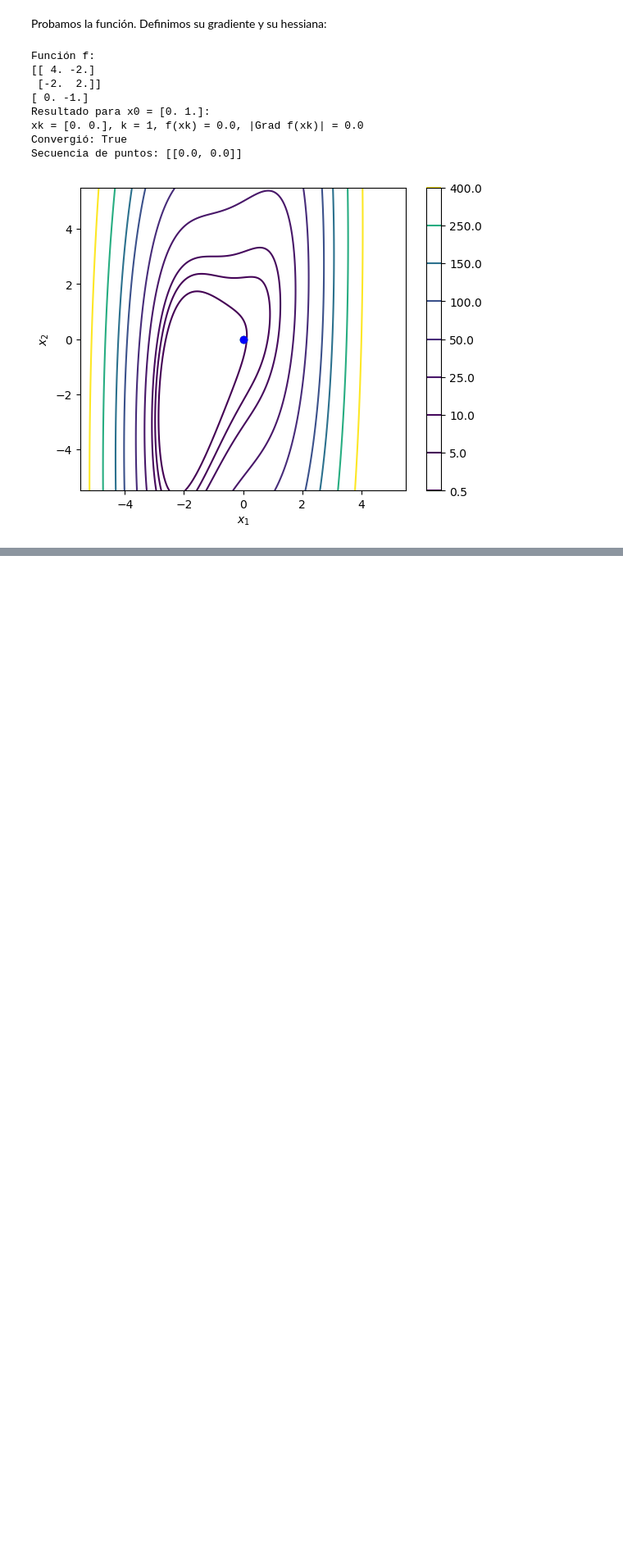
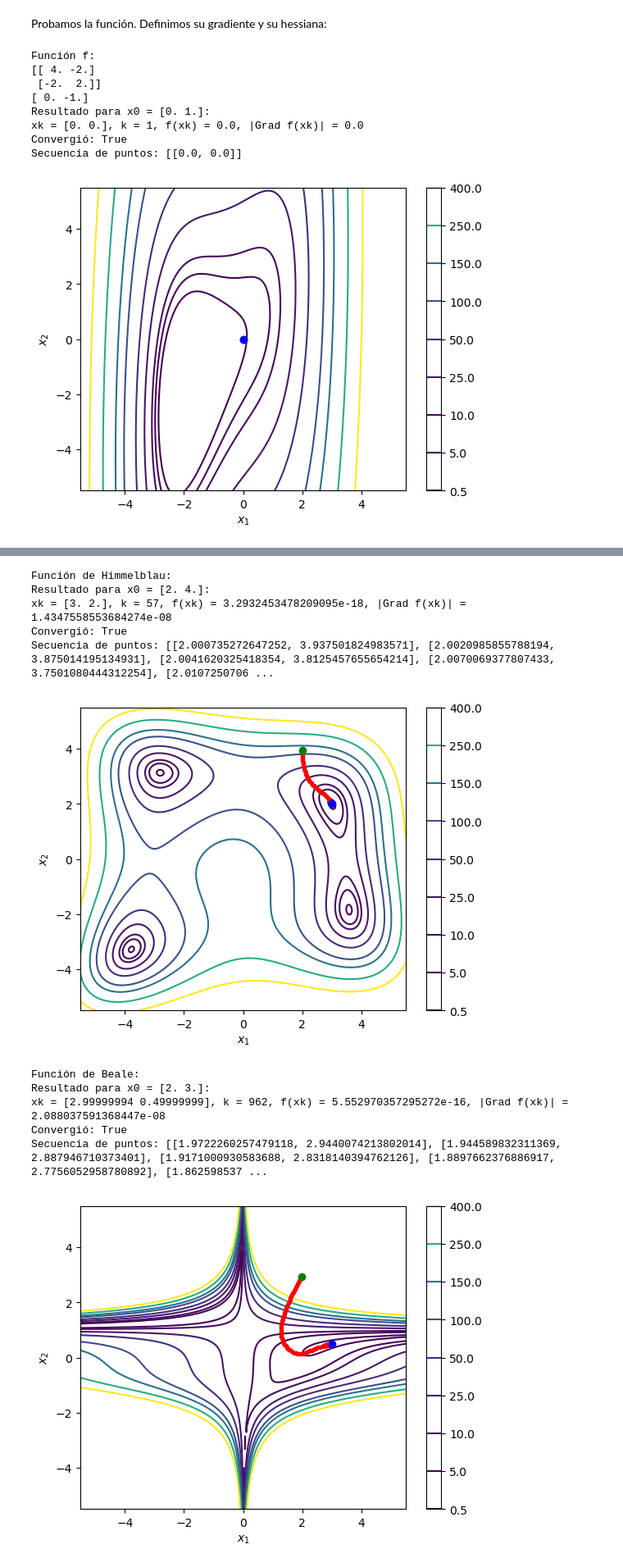
Before and after one commit to GuillermoSego/Optimization, a Jupyter notebook: Tarea 5/Segura_Guillermo_Tarea5.ipynb, the cells around one changed output, grey strips where cells are left out. Shown: that part at 82% size. Cells and saved outputs as stored; diff of their text form; code cells hidden in the pictures; blank space fills up the shorter version.

```diff
--- a/Tarea 5/Segura_Guillermo_Tarea5.ipynb
+++ b/Tarea 5/Segura_Guillermo_Tarea5.ipynb
@@ -460,0 +823,78 @@ En cada caso imprima los resultados:
+# %%
+# Puntos iniciales para la función de Himmelblau
+puntos_iniciales_himmelblau = [np.array([2.0, 4.0])]
+
+# Puntos iniciales para la función de Beale
+puntos_iniciales_beale = [np.array([2.0, 3.0])]
+
+# Puntos iniciales para la función de Rosenbrock
+puntos_iniciales_rosenbrock = [
+    np.array([-1.2, 1.0]),
+    np.array([-1.2 if i % 2 == 0 else 1.0 for i in range(10)]), # Usamos una list comprenhension
+    np.array([-1.2 if i % 2 == 0 else 1.0 for i in range(20)])
+]
+
+# Puntos iniciales para la función de Hartmann
+puntos_iniciales_hartmann = [np.zeros(6)]
+
+# Epsilon de la máquina
+epsilon_m = np.finfo(float).eps
+
+n = 2  # Dimensión del problema
+
+# Configuración de tolerancia
+tau = np.sqrt(n * epsilon_m)
+tau_hartman = np.sqrt(n)* epsilon_m**(1/3)
+
+# Número máximo de iteraciones
+NMax = 50000
+
+# Parametros de la funcion
+deltaMin = 1*10**(-5)
+eta = 0.25
+deltaMax = 0.25
+
+# Función para probar el algoritmo de newton con diferentes funciones
+def probar_newton(func, grad_func, hess_func, puntos_iniciales, name):
+    for x0 in puntos_iniciales:
+        if not name:
+            xk, k, convergio, gradiente, secuencia = ConfidenceRegion_Cauchy(func, grad_func, hess_func, x0, tau, NMax, deltaMax, deltaMin, eta)
+        else:
+            xk, k, convergio, gradiente, secuencia = ConfidenceRegion_Cauchy(func, grad_func, hess_func, x0, tau_hartman, NMax, deltaMax, deltaMin, eta)
+        valor_final = func(xk)
+        print(f"Resultado para x0 = {x0}:")
+        print(f"xk = {xk}, k = {k}, f(xk) = {valor_final}, |Grad f(xk)| = {np.linalg.norm(gradiente)}")
+        print(f"Convergió: {convergio}")
+        if len(x0) == 2 and secuencia:
+            print(f"Secuencia de puntos: {secuencia[:10]}")
+            contornosFnc2D(func, xleft=-5.5, xright=5.5, ybottom=-5.5, ytop=5.5, levels=[0.5, 5, 10, 25, 50, 100, 150, 250, 400], secuencia=secuencia)
+        print()
+
+# Probar con la función de Himmelblau
+print("Función de Himmelblau:")
+probar_newton(himmelblau, grad_himmelblau, hessian_himmelblau, puntos_iniciales_himmelblau, False)
+
+# Probar con la función de Beale
+print("Función de Beale:")
+probar_newton(beale, grad_beale, hessian_beale, puntos_iniciales_beale, False)
+
+# Probar con la función de Rosenbrock
+print("Función de Rosenbrock:")
+probar_newton(rosenbrock, grad_rosenbrock, hessian_rosenbrock, puntos_iniciales_rosenbrock, False)
+
+# Probar con la función de Hartmann
+print("Función de Hartmann dimensión 6:")
+probar_newton(hartmann_6D, grad_hartmann_6D, hessian_hartmann_6D, puntos_iniciales_hartmann, True)
+# %% [output]
+Función de Himmelblau:
+Resultado para x0 = [2. 4.]:
+xk = [3. 2.], k = 57, f(xk) = 3.2932453478209095e-18, |Grad f(xk)| = 1.4347558553684274e-08
+Convergió: True
+Secuencia de puntos: [[2.000735272647252, 3.937501824983571], [2.0020985855788194, 3.875014195134931], [2.0041620325418354, 3.8125457655654214], [2.0070069377807433, 3.7501080444312254], [2.0107250706 ...
+[figure, added]
+Función de Beale:
+Resultado para x0 = [2. 3.]:
+xk = [2.99999994 0.49999999], k = 962, f(xk) = 5.552970357295272e-16, |Grad f(xk)| = 2.088037591368447e-08
+Convergió: True
+Secuencia de puntos: [[1.9722260257479118, 2.9440074213802014], [1.944589832311369, 2.887946710373401], [1.9171000930583688, 2.8318140394762126], [1.8897662376886917, 2.7756052958780892], [1.862598537 ...
+[figure, added]
```
Also changed, not shown: parts of 17 cells of this notebook.
